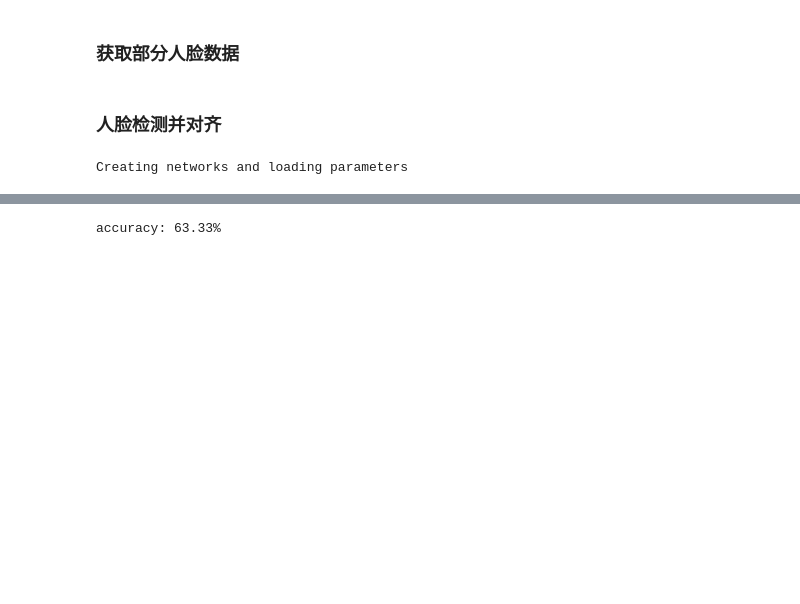
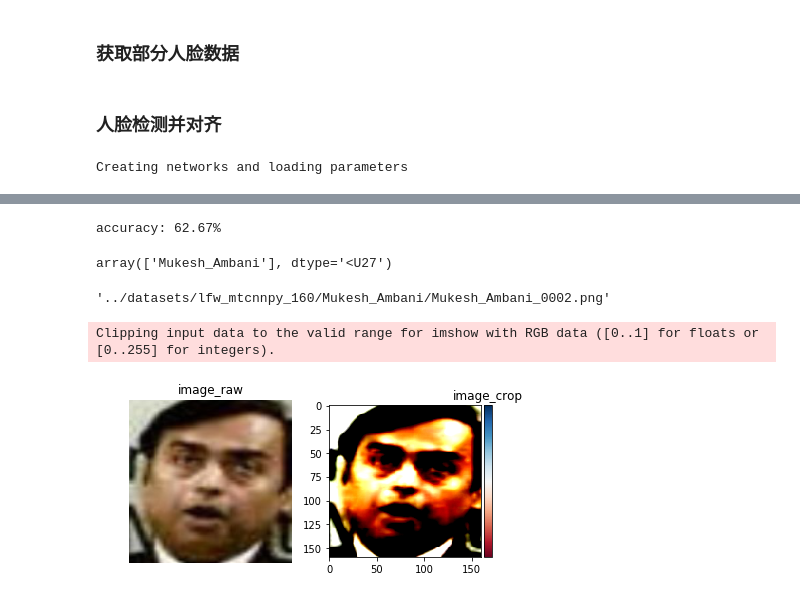
Before and after one commit to FantasyJXF/Learning_AI, a Jupyter notebook: FaceRecognition/chapter6/train_emb_clf.ipynb, the cells around one changed output, grey strips where cells are left out. Drawn from its saved outputs; the diff is of its cells as text; code cells hidden in the pictures; blank space fills up the shorter version.

```diff
--- a/FaceRecognition/chapter6/train_emb_clf.ipynb
+++ b/FaceRecognition/chapter6/train_emb_clf.ipynb
@@ -43,8 +43,8 @@ from src import knn_clf
 image_size = 160
 margin = 44
 gpu_memory_fraction = 1.0
-image_list = image_list[:100]
-label_list = label_list[:100]
+image_list = image_list[:1500]
+label_list = label_list[:1500]
 # %% [markdown]
 ### 人脸检测并对齐
 # %%
@@ -122,4 +126,8 @@ predict = model.predict(X_test)
 accuracy = sklearn.metrics.accuracy_score(y_test, predict)
 print ('accuracy: %.2f%%' % (100 * accuracy)  )
 # %% [output]
-accuracy: 63.33%
+accuracy: 62.67%
+# %%
+model.predict(train_x[0].reshape(1, -1))
+# %% [output]
+array(['Mukesh_Ambani'], dtype='<U27')
@@ -125,0 +137,22 @@ accuracy: 63.33%
+# %%
+path = os.path.join(image_path, label_list[0]+"/"+image_list[0])
+# %%
+path
+# %% [output]
+'../datasets/lfw_mtcnnpy_160/Mukesh_Ambani/Mukesh_Ambani_0002.png'
+# %%
+img_raw = io.imread(path)
+img_crop = images[0]
+plt.figure(1)
+plt.subplot(121)
+io.imshow(img_raw)
+plt.title("image_raw")
+plt.axis("off")
+plt.subplot(122)
+io.imshow(img_crop)
+plt.title("image_crop")
+plt.axis("off")
+plt.show()
+# %% [output]
+Clipping input data to the valid range for imshow with RGB data ([0..1] for floats or [0..255] for integers).
+[figure, added]
```
Also changed, not shown: parts of 4 cells of this notebook.
